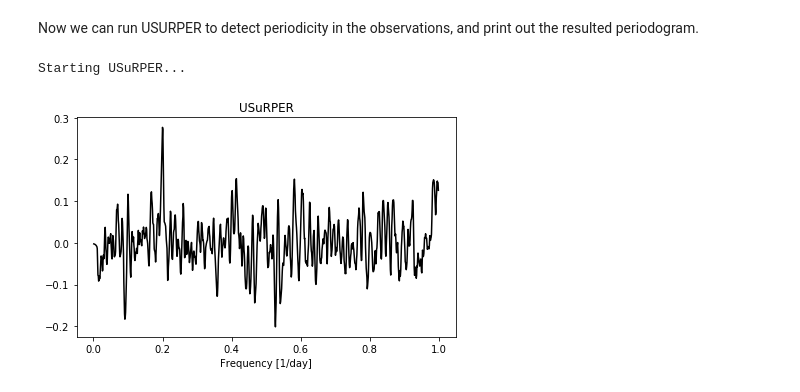
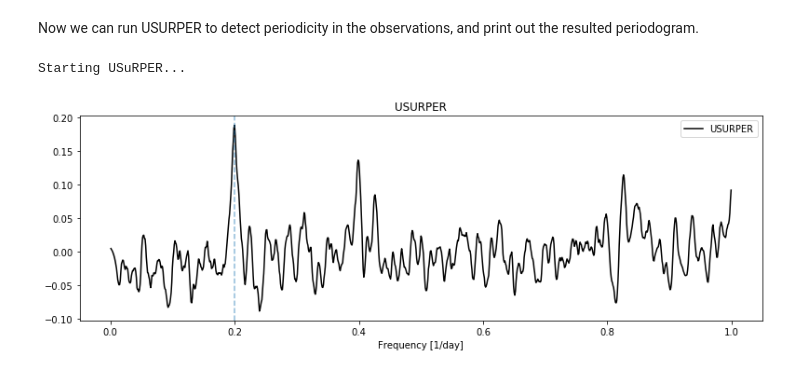
Before and after one commit to SPARTA-dev/SPARTA, a Jupyter notebook: examples/PeriodicityDetector_quickstart.ipynb, the cells around one changed output. Saved outputs shown, nothing was run; the diff lists cells and outputs as text; code cells hidden in the pictures.

```diff
--- a/examples/PeriodicityDetector_quickstart.ipynb
+++ b/examples/PeriodicityDetector_quickstart.ipynb
@@ -79,7 +82,7 @@ We represent the series in a TimeSeries object, then assigning it to an Observat
 # %%
 p = 5 # Assigning a five-day long period to the system.
 half_amp = 100 # Assigning a 100 km/s magnitude to the velocity half amplitude change
-N = 25 # Setting the number of observations to be 25
+N = 50 # Setting the number of observations to be 50
 
 times = [(random.random() * 100) for _ in range(N)]
 vals = [half_amp * np.sin(2 * t * np.pi / p) for t in times]
@@ -102,9 +105,11 @@ Simulated SB1 TimeSeries is ready and assigned to an Observations object
 Now we can run USURPER to detect periodicity in the observations, and print out the resulted periodogram.
 # %%
 obs.initialize_periodicity_detector(freq_range=(1/1000, 1), periodogram_grid_resolution=1000)
+obs.periodicity_detector.period = [5]
+
 print("Starting USuRPER... ")
 obs.periodicity_detector.run_USURPER_process(calc_biased_flag=False, calc_unbiased_flag=True)
 obs.periodicity_detector.periodogram_plots()
 # %% [output]
 Starting USuRPER...
-[figure, old version]
+[figure, new version]
```
Also changed, not shown: parts of 5 cells of this notebook, 47 other files.
